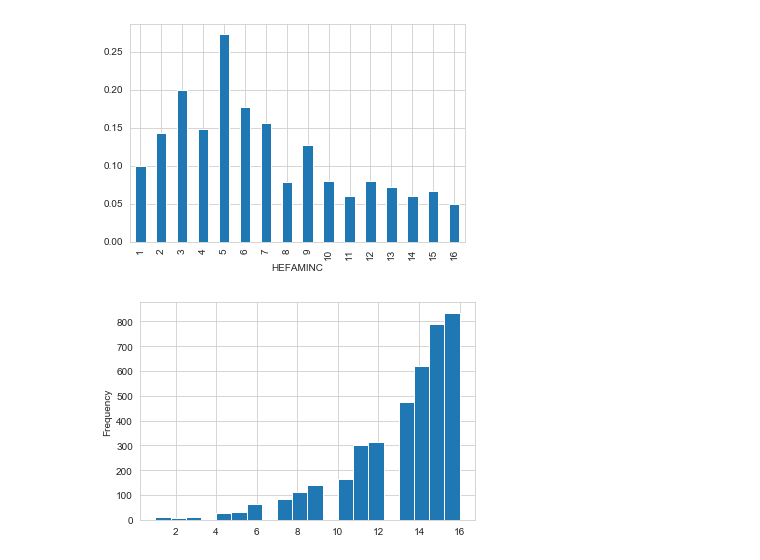
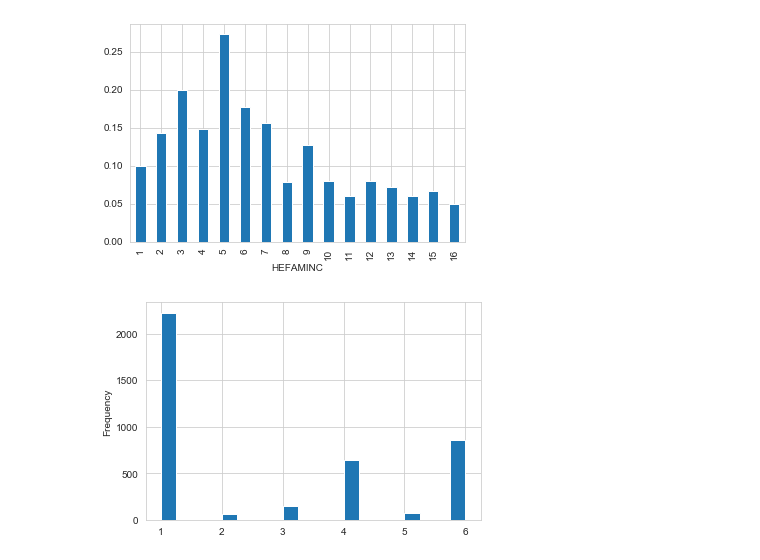
Before and after one commit to danvalen1/Corona-Employment, a Jupyter notebook: notebooks/tjh/mergedOncensus.ipynb, the cells around one changed output. Drawn from its saved outputs; the diff is of its cells as text; code cells hidden in the pictures.

```diff
--- a/notebooks/tjh/mergedOncensus.ipynb
+++ b/notebooks/tjh/mergedOncensus.ipynb
@@ -80,4 +138,2 @@ def catch_up(directory):
 # %%
 df = catch_up('../../src/csv/employed_adults_apr2020_jul2020.csv')
-# %%
-for column in iter
@@ -173,7 +245,6 @@ to_keep = [
     'HEFAMINC', # total family income
     "HRNUMHOU", # total number of people living in the house hold
     'HRHTYPE', # household type eg civilian or married etc
-    'PERRP', # relationship to reference, -1, 40 and 41
     'PRTAGE', # person's age
     'PEMARITL', # marital status
     'PESEX', # gender 1 == male, 2 == female
@@ -229,9 +300,9 @@ df.groupby(['HEHOUSUT']).HEFAMINC.count().plot(kind='bar')
 # 'HEHOUSUT' aka type of housing
 def housing_cat(n):
     if n == 1:
-        return 'HU'
+        return 1
     elif n != 1:
-        return 'other'
+        return 0
 # %%
 df['housing_cat'] = df.HEHOUSUT.apply(housing_cat)
 df['housing_cat'].value_counts()
@@ -283,6 +354,6 @@ No clear relationship exists between the
 <matplotlib.axes._subplots.AxesSubplot at 0x...>
 [figure]
 # %%
-df.HEFAMINC.plot(kind='hist', bins=20);
+df.PEMARITL.plot(kind='hist', bins=20);
 # %% [output]
-[figure, old version]
+[figure, new version]
```
Also changed, not shown: parts of 4 cells of this notebook, 1 other file.
